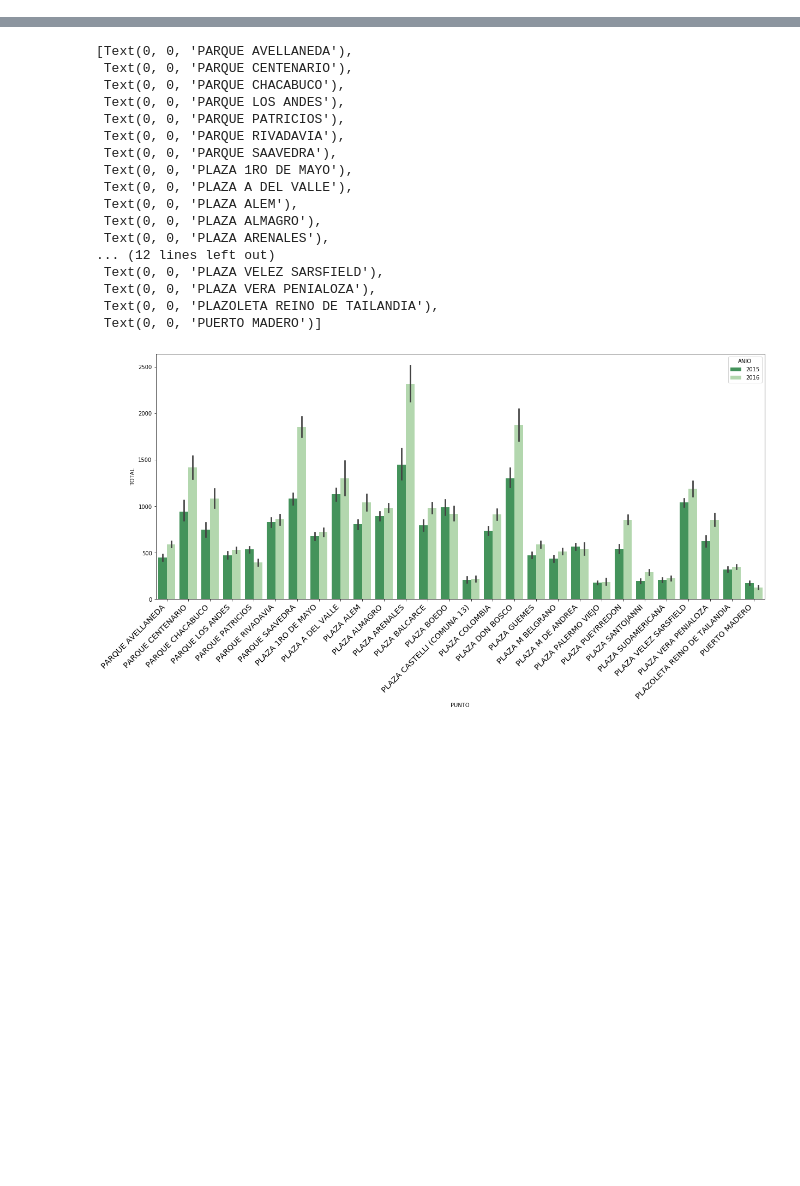
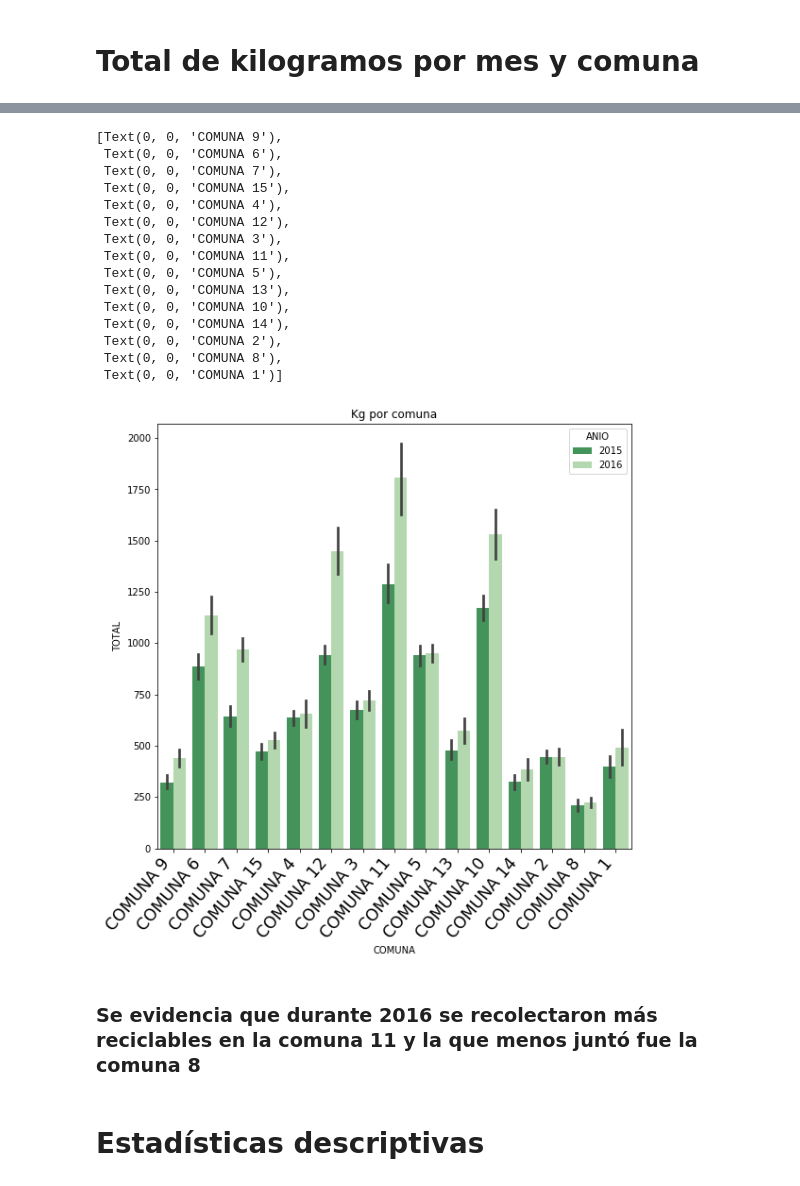
Before and after one commit to denisemartin28/reciclaje, a Jupyter notebook: TPAnalisis.ipynb, the cells around one changed output, grey strips where cells are left out. Cells and saved outputs as stored; diff of their text form; code cells hidden in the pictures; blank space fills up the shorter version.

```diff
--- a/TPAnalisis.ipynb
+++ b/TPAnalisis.ipynb
@@ -42,3 +30,5 @@ reciclaje
+# %% [markdown]
+# Total de kilogramos por mes y comuna
 # %%
 kg_totales_punto=pd.pivot_table(reciclaje, values='TOTAL', index='MES', columns='COMUNA', aggfunc=np.sum)
 kg_totales_punto
@@ -60,35 +50,39 @@ kg_totales_punto
 # %%
 
 
-chart = sns.barplot(x='PUNTO', y='TOTAL', hue='ANIO', data=reciclaje, palette=("Greens_r"))
-plt.gcf().set_size_inches(20, 8.27)
+chart = sns.barplot(x='COMUNA', y='TOTAL', hue='ANIO', data=reciclaje, palette=("Greens_r"))
+plt.title('Kg por comuna')
+plt.gcf().set_size_inches(9, 8.27)
 chart.set_xticklabels(
     chart.get_xticklabels(),
-    rotation=45,
+    rotation=50,
     horizontalalignment='right',
     fontweight='light',
-    fontsize='x-large'
+    fontsize='xx-large',
+
 
 )
 # %% [output]
-[Text(0, 0, 'PARQUE AVELLANEDA'),
- Text(0, 0, 'PARQUE CENTENARIO'),
- Text(0, 0, 'PARQUE CHACABUCO'),
- Text(0, 0, 'PARQUE LOS ANDES'),
- Text(0, 0, 'PARQUE PATRICIOS'),
- Text(0, 0, 'PARQUE RIVADAVIA'),
- Text(0, 0, 'PARQUE SAAVEDRA'),
- Text(0, 0, 'PLAZA 1RO DE MAYO'),
- Text(0, 0, 'PLAZA A DEL VALLE'),
- Text(0, 0, 'PLAZA ALEM'),
- Text(0, 0, 'PLAZA ALMAGRO'),
- Text(0, 0, 'PLAZA ARENALES'),
-... (12 lines left out)
- Text(0, 0, 'PLAZA VELEZ SARSFIELD'),
- Text(0, 0, 'PLAZA VERA PENIALOZA'),
- Text(0, 0, 'PLAZOLETA REINO DE TAILANDIA'),
- Text(0, 0, 'PUERTO MADERO')]
+[Text(0, 0, 'COMUNA 9'),
+ Text(0, 0, 'COMUNA 6'),
+ Text(0, 0, 'COMUNA 7'),
+ Text(0, 0, 'COMUNA 15'),
+ Text(0, 0, 'COMUNA 4'),
+ Text(0, 0, 'COMUNA 12'),
+ Text(0, 0, 'COMUNA 3'),
+ Text(0, 0, 'COMUNA 11'),
+ Text(0, 0, 'COMUNA 5'),
+ Text(0, 0, 'COMUNA 13'),
+ Text(0, 0, 'COMUNA 10'),
+ Text(0, 0, 'COMUNA 14'),
+ Text(0, 0, 'COMUNA 2'),
+ Text(0, 0, 'COMUNA 8'),
+ Text(0, 0, 'COMUNA 1')]
-[figure, old version]
+[figure, new version]
+# %% [markdown]
+### Se evidencia que durante 2016 se recolectaron más reciclables en la comuna 11 y la que menos juntó fue la comuna 8
+# %% [markdown]
+# Estadísticas descriptivas
 # %%
 reciclaje.describe().iloc[:,3:10]
 # %% [output]
```
Also changed, not shown: parts of 11 cells of this notebook.
